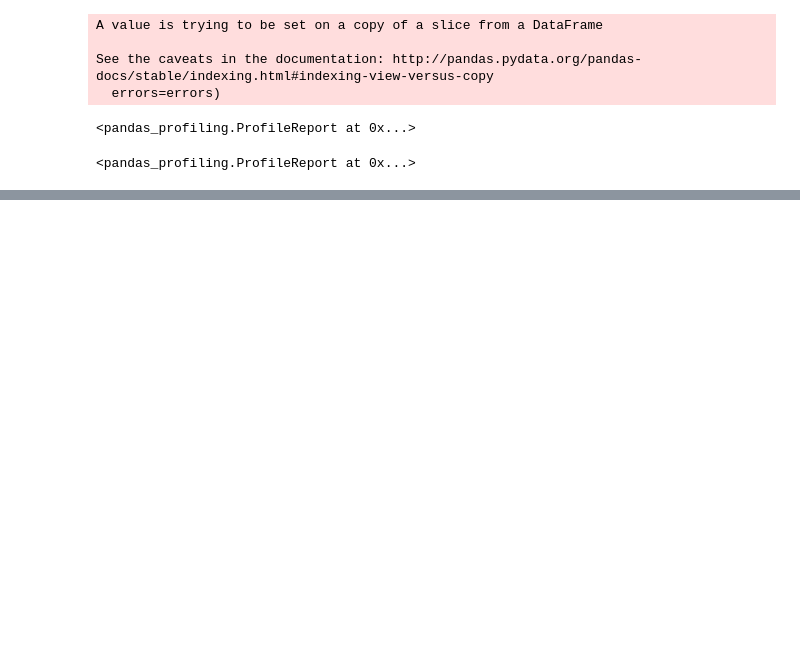
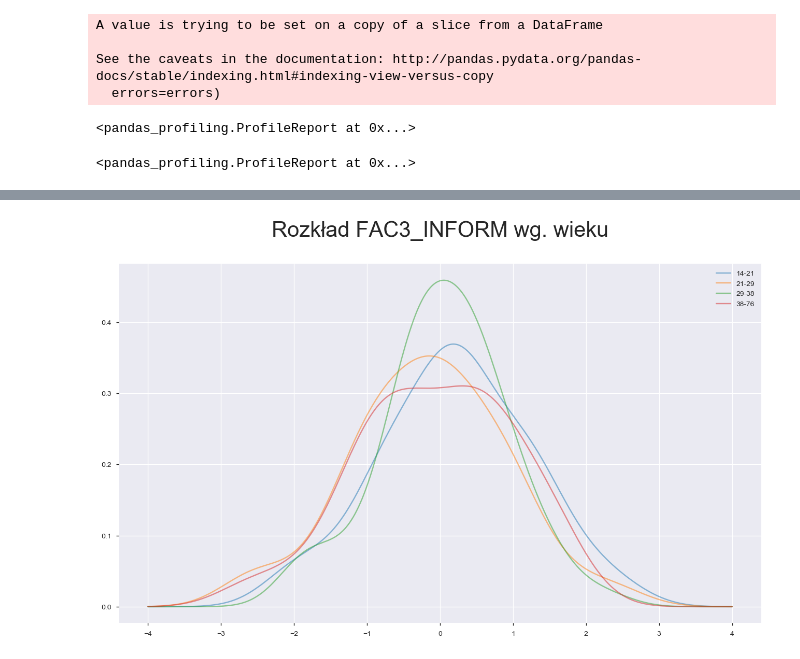
Before and after one commit to Siemashko/CNKStudyOnEmotions, a Jupyter notebook: Projekt emocje.ipynb, the cells around one changed output, grey strips where cells are left out. Saved outputs shown, nothing was run; the diff lists cells and outputs as text; code cells hidden in the pictures; blank space fills up the shorter version.

```diff
--- a/Projekt emocje.ipynb
+++ b/Projekt emocje.ipynb
@@ -98,0 +128,4 @@ IntText(value=3)
+# %%
+plot_factor_grouped_by_age('FAC3_INFORM')
+# %% [output]
+[figure, added]
```
Also changed, not shown: parts of 4 cells of this notebook.
